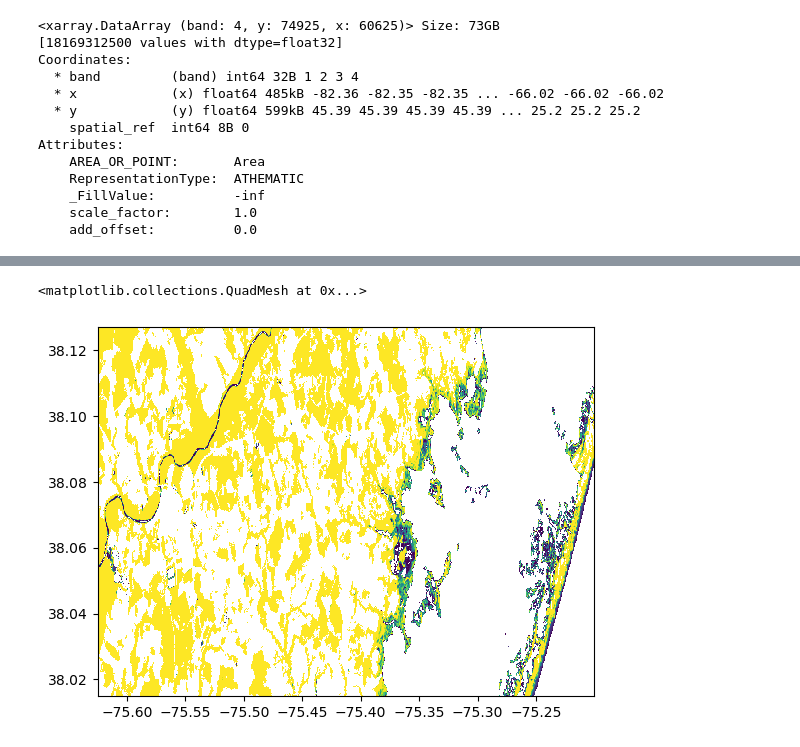
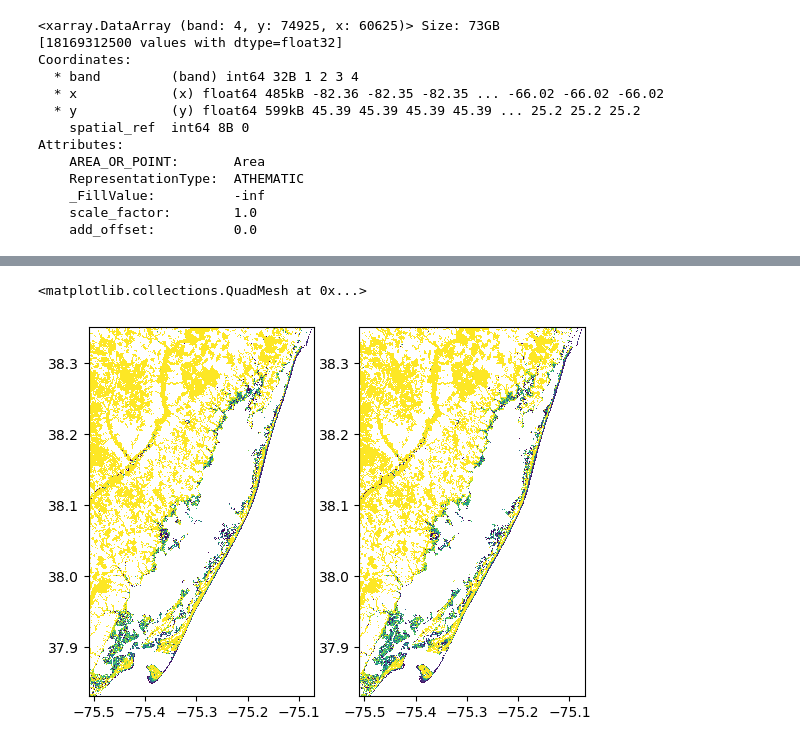
Before and after one commit to csherwood-usgs/marsh, a Jupyter notebook: AtlanticUVVR.ipynb, the cells around one changed output, grey strips where cells are left out. Drawn from its saved outputs; the diff is of its cells as text; code cells hidden in the pictures.

```diff
--- a/AtlanticUVVR.ipynb
+++ b/AtlanticUVVR.ipynb
@@ -60,9 +86,10 @@ Saving to assateague.csv
 # read the data
 # 2014 https://www.sciencebase.gov/catalog/item/5e4d5ed3e4b0ff554f6d1833
 # 2018 https://www.sciencebase.gov/catalog/item/5e4d644ae4b0ff554f6d5473
-infile = 'L8_2018_ATL_Unveg_Veg_Water_UVVR.tif'
-r1 = rioxarray.open_rasterio( infile )
-r1
+r18 = rioxarray.open_rasterio( 'L8_2018_ATL_Unveg_Veg_Water_UVVR.tif' )
+infile = 'L8_2014_ATL_Unveg_Veg_Water_UVVR.tif'
+r14 = rioxarray.open_rasterio( 'L8_2014_ATL_Unveg_Veg_Water_UVVR.tif' )
+r14
 # %% [output]
 <xarray.DataArray (band: 4, y: 74925, x: 60625)> Size: 73GB
 [18169312500 values with dtype=float32]
@@ -93,8 +107,17 @@ a = r1.rio.clip( assateague_geom )
 # %%
-g = {'name':'Assateague',
-     'minx': -75.625, 'maxx':75.201,
-     'miny': 38.015,  'maxy': 38.127,
-     'ang': 100 }
-print(g)
-#a = r1.rio.clip_box( minx =-75.625, miny = 38.015, maxx=-75.201, maxy=38.127 )
+# read in UVVR (band 1) from large dataset for clipped region
+# I am not checking to see if lat/lon are the same and aligned in both datasets
+a = r18.rio.clip_box( minx = lonmin, miny = latmin, maxx=lonmax, maxy=latmax )
+uvvr18 = a[1,:,:].values
+lon = a.x.values
+lat = a.y.values
+ny = len(lat)
+nx = len(lon)
+a = r14.rio.clip_box( minx = lonmin, miny = latmin, maxx=lonmax, maxy=latmax )
+uvvr14 = a[1,:,:].values
+lon = a.x.values
+lat = a.y.values
+ny = len(lat)
+nx = len(lon)
+a
 # %% [output]
@@ -118,5 +137,8 @@ Attributes:
 # %%
-plt.pcolormesh(a.x.values, a.y.values, a[1,:,:].values)
+# plot in lat/lon to check
+fig, (ax0, ax1) = plt.subplots(1, 2)
+ax0.pcolormesh(lon, lat, uvvr18)
+ax1.pcolormesh(lon, lat, uvvr14)
 # %% [output]
 <matplotlib.collections.QuadMesh at 0x...>
-[figure, old version]
+[figure, new version]
```
Also changed, not shown: parts of 12 cells of this notebook.
